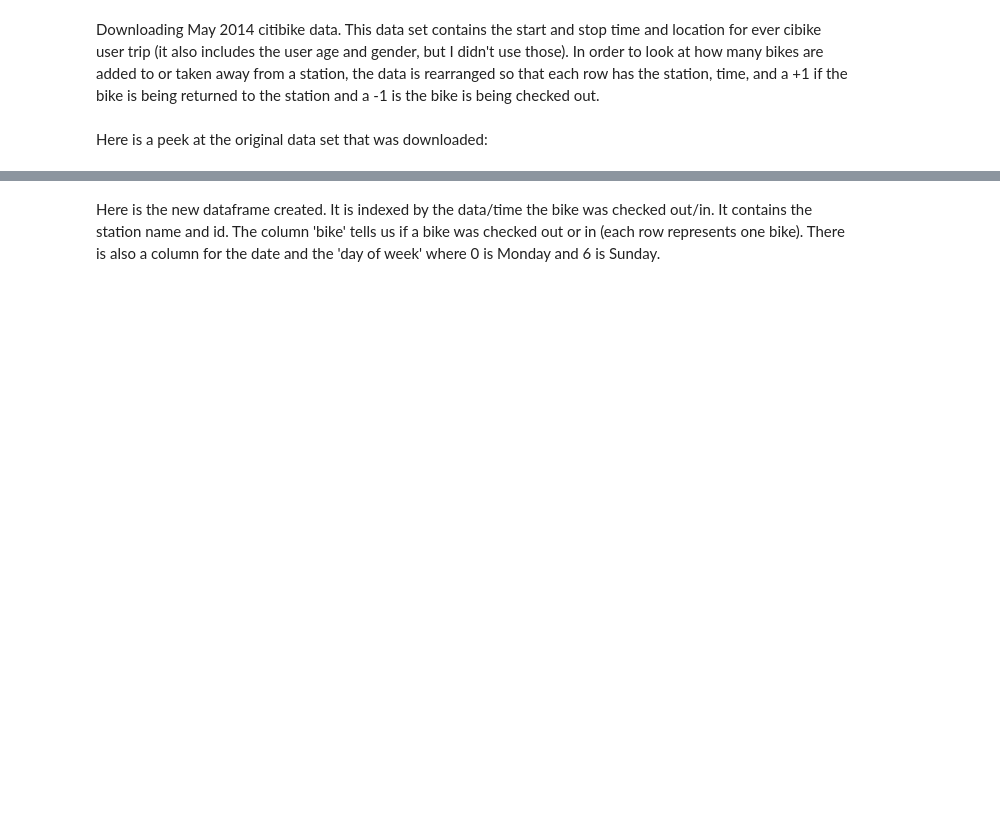
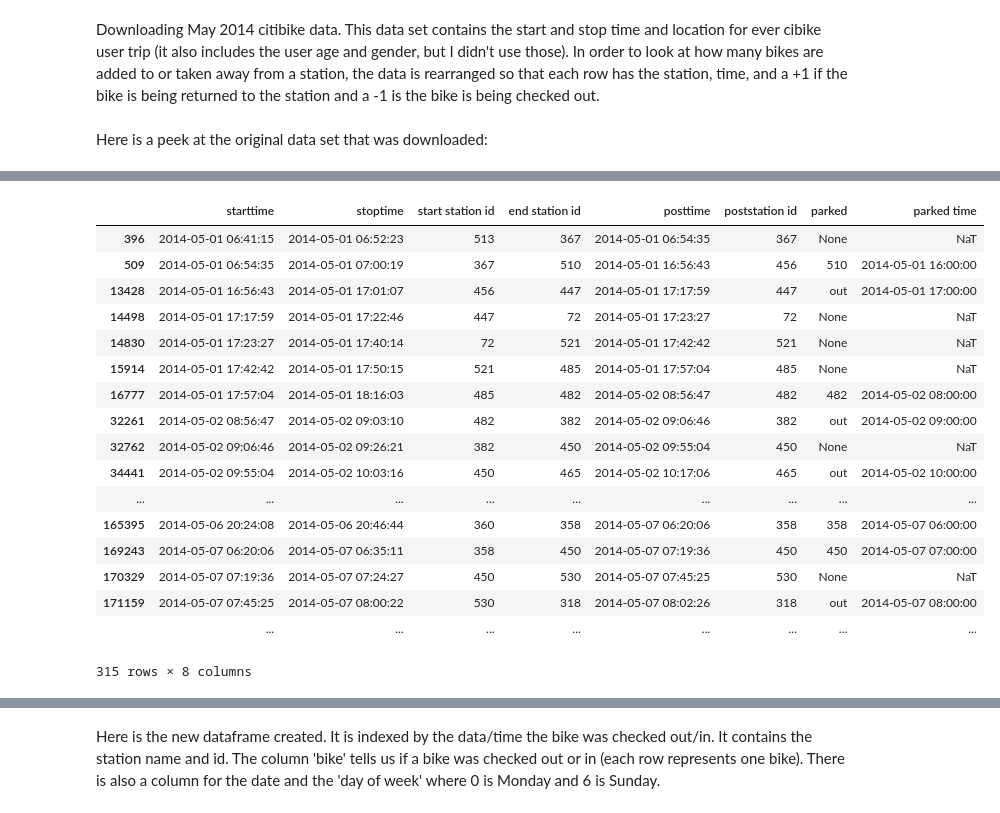
Before and after one commit to deenapatel/citibike, a Jupyter notebook: Citibike.ipynb, the cells around one changed output, grey strips where cells are left out. Saved outputs shown, nothing was run; the diff lists cells and outputs as text; code cells hidden in the pictures; blank space fills up the shorter version.

```diff
--- a/Citibike.ipynb
+++ b/Citibike.ipynb
@@ -38,0 +79,21 @@ df[:10]
+# %%
+bikedf
+# %% [output]
+|  | starttime | stoptime | start station id | end station id | posttime | poststation id | parked | parked time |
+| 396 | 2014-05-01 06:41:15 | 2014-05-01 06:52:23 | 513 | 367 | 2014-05-01 06:54:35 | 367 | None | NaT |
+| 509 | 2014-05-01 06:54:35 | 2014-05-01 07:00:19 | 367 | 510 | 2014-05-01 16:56:43 | 456 | 510 | 2014-05-01 16:00:00 |
+| 13428 | 2014-05-01 16:56:43 | 2014-05-01 17:01:07 | 456 | 447 | 2014-05-01 17:17:59 | 447 | out | 2014-05-01 17:00:00 |
+| 14498 | 2014-05-01 17:17:59 | 2014-05-01 17:22:46 | 447 | 72 | 2014-05-01 17:23:27 | 72 | None | NaT |
+| 14830 | 2014-05-01 17:23:27 | 2014-05-01 17:40:14 | 72 | 521 | 2014-05-01 17:42:42 | 521 | None | NaT |
+| 15914 | 2014-05-01 17:42:42 | 2014-05-01 17:50:15 | 521 | 485 | 2014-05-01 17:57:04 | 485 | None | NaT |
+| 16777 | 2014-05-01 17:57:04 | 2014-05-01 18:16:03 | 485 | 482 | 2014-05-02 08:56:47 | 482 | 482 | 2014-05-02 08:00:00 |
+| 32261 | 2014-05-02 08:56:47 | 2014-05-02 09:03:10 | 482 | 382 | 2014-05-02 09:06:46 | 382 | out | 2014-05-02 09:00:00 |
+| 32762 | 2014-05-02 09:06:46 | 2014-05-02 09:26:21 | 382 | 450 | 2014-05-02 09:55:04 | 450 | None | NaT |
+| 34441 | 2014-05-02 09:55:04 | 2014-05-02 10:03:16 | 450 | 465 | 2014-05-02 10:17:06 | 465 | out | 2014-05-02 10:00:00 |
+| ... | ... | ... | ... | ... | ... | ... | ... | ... |
+| 165395 | 2014-05-06 20:24:08 | 2014-05-06 20:46:44 | 360 | 358 | 2014-05-07 06:20:06 | 358 | 358 | 2014-05-07 06:00:00 |
+| 169243 | 2014-05-07 06:20:06 | 2014-05-07 06:35:11 | 358 | 450 | 2014-05-07 07:19:36 | 450 | 450 | 2014-05-07 07:00:00 |
+| 170329 | 2014-05-07 07:19:36 | 2014-05-07 07:24:27 | 450 | 530 | 2014-05-07 07:45:25 | 530 | None | NaT |
+| 171159 | 2014-05-07 07:45:25 | 2014-05-07 08:00:22 | 530 | 318 | 2014-05-07 08:02:26 | 318 | out | 2014-05-07 08:00:00 |
+|  | ... | ... | ... | ... | ... | ... | ... | ... |
+315 rows × 8 columns
```
Also changed, not shown: parts of 11 cells of this notebook.
